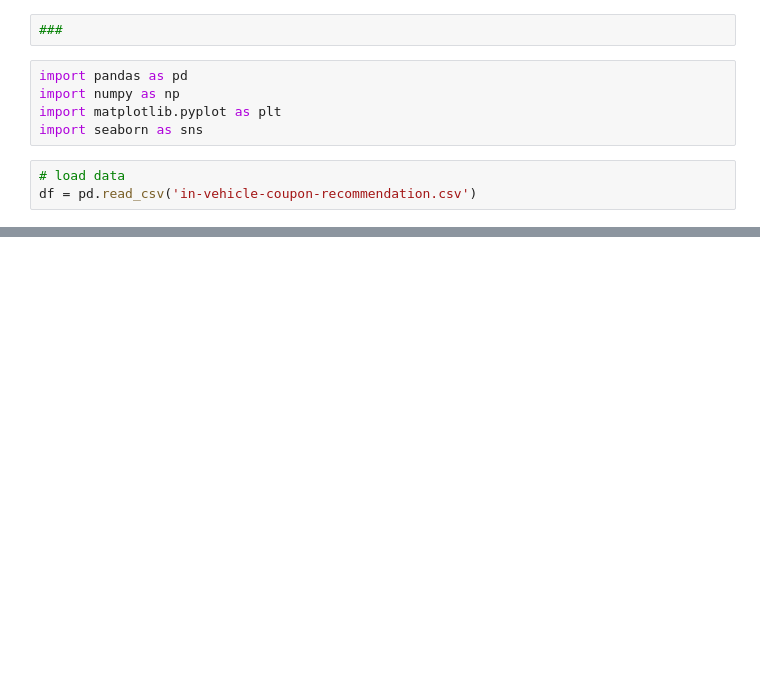
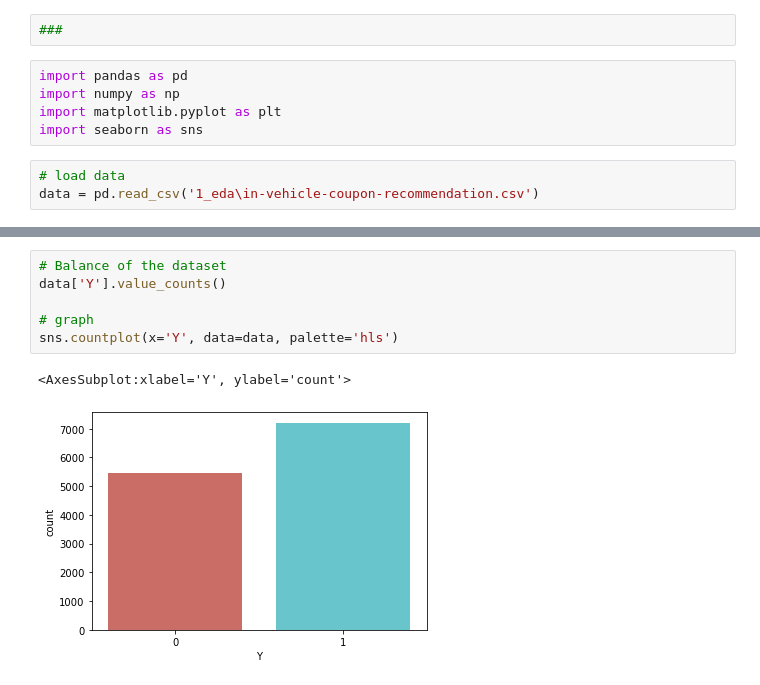
Before and after one commit to leobt23/Data_Mining, a Jupyter notebook: 1_eda/leo.ipynb, the cells around one changed output, grey strips where cells are left out. Saved outputs shown, nothing was run; the diff lists cells and outputs as text; blank space fills up the shorter version.

Commit message:
dataset

```diff
--- a/1_eda/leo.ipynb
+++ b/1_eda/leo.ipynb
@@ -7,4 +7,4 @@ import matplotlib.pyplot as plt
 import seaborn as sns
 # %%
 # load data
-df = pd.read_csv('in-vehicle-coupon-recommendation.csv')
+data = pd.read_csv('1_eda\in-vehicle-coupon-recommendation.csv')
@@ -42,0 +56,9 @@ dtype: int64
+# %%
+# Balance of the dataset
+data['Y'].value_counts()
+
+# graph
+sns.countplot(x='Y', data=data, palette='hls')
+# %% [output]
+<AxesSubplot:xlabel='Y', ylabel='count'>
+[figure, added]
```
Also changed, not shown: parts of 8 cells of this notebook, 4 other files.
